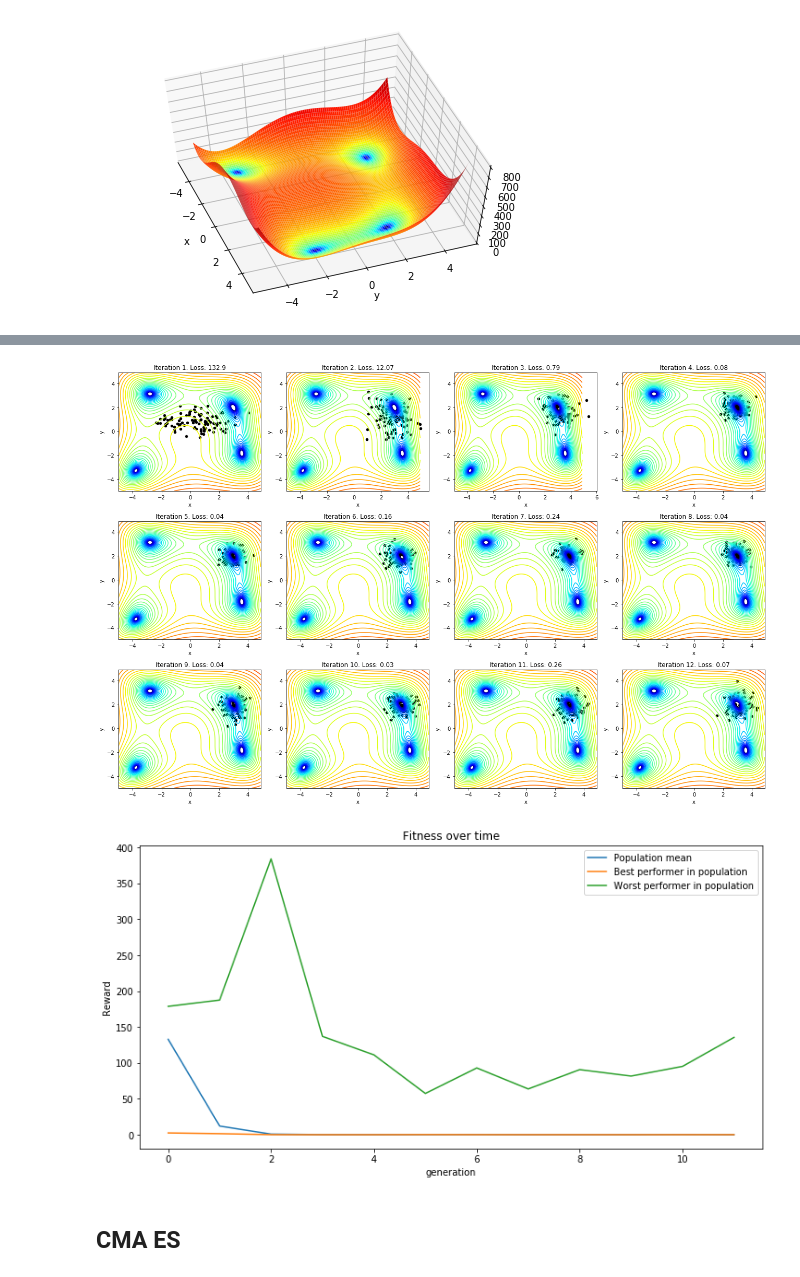
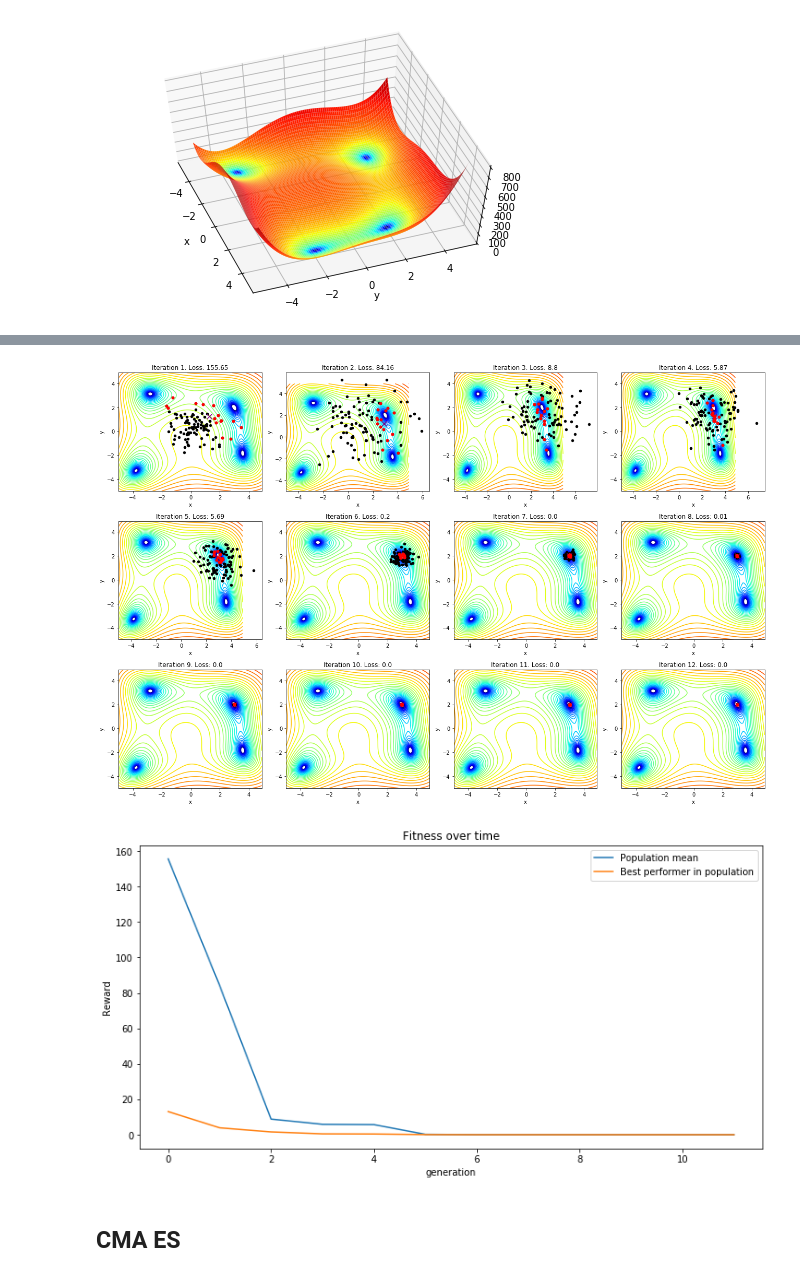
Before and after one commit to steffenricklin/RU-neurosmash, a Jupyter notebook: CMA_ES2.ipynb, the cells around one changed output, grey strips where cells are left out. Saved outputs shown, nothing was run; the diff lists cells and outputs as text; code cells hidden in the pictures.

```diff
--- a/CMA_ES2.ipynb
+++ b/CMA_ES2.ipynb
@@ -46,6 +46,9 @@ plt.show()
 [figure]
 # %%
 def contour_plot_trajectory(X, Y, Z, path):
+    """
+    To do: confirm that this funcion will not be useful at some point
+    """
     fig, ax = plt.subplots(figsize=(8,6))
     ax.contour(X, Y, Z,levels=np.logspace(0, 3.4, 35), norm = LogNorm(), cmap = cm.jet)
     ax.set_xlabel("x")
@@ -58,10 +61,7 @@ def contour_plot_trajectory(X, Y, Z, path):
               scale_units='xy', angles='xy', scale=1,color=color)
     ax.scatter(path[:,0],path[:,1], color=color, marker='o', s=35)
 
-def contour_plot_iteration(X, Y, Z, population, iteration, reward, ax = None):
-    """
-    To do: confirm that this is dead code
-    """
+def contour_plot_iteration(X, Y, Z, population, elite, mu, iteration, reward, ax = None):
     if ax is None:
         fig, ax = plt.subplots(figsize=(8,6))
     ax.contour(X, Y, Z,levels=np.logspace(0, 3.4, 35), norm = LogNorm(), cmap = cm.jet)
@@ -69,8 +69,12 @@ def contour_plot_iteration(X, Y, Z, population, iteration, reward, ax = None):
     ax.set_ylabel("y")
     ax.set_title(f'Iteration {iteration}. Loss: {round(reward,2)}')
 
+
     # Plot trajectory
-    ax.scatter(population[:,0], population[:,1], color='black', marker='o', s=20)
+    ax.scatter(population[:,0], population[:,1], color='black', marker='o', s=20,zorder=3)
+    ax.scatter(mu[0], mu[1], zorder=3,marker='x',s=100, color='purple',label='mean')
+    ax.scatter(elite[:,0], elite[:,1], zorder=3,marker='o',s=25, color='red',label='elite')
+
 
 def plot_reward(n_iter,reward, lower_is_better=True):
     plt.figure(figsize=(12,6))
@@ -78,10 +82,10 @@ def plot_reward(n_iter,reward, lower_is_better=True):
     plt.plot(np.arange(n_iter), reward[:,0], label='Population mean')
     if lower_is_better:
         plt.plot(np.arange(n_iter), np.min(reward,axis=1), label='Best performer in population')
-        plt.plot(np.arange(n_iter), np.max(reward,axis=1), label='Worst performer in population')
+        #plt.plot(np.arange(n_iter), np.max(reward,axis=1), label='Worst performer in population')
     else:
         plt.plot(np.arange(n_iter), np.max(reward,axis=1), label='Best performer in population')
-        plt.plot(np.arange(n_iter), np.min(reward,axis=1), label='Worst performer in population')
+        #plt.plot(np.arange(n_iter), np.min(reward,axis=1), label='Worst performer in population')
     plt.xlabel('generation')
     plt.ylabel('Reward')
     plt.legend()
@@ -113,7 +117,7 @@ class classic_ES():
         self.Λ = Λ
         self.w_dim = w_dim
         self.weights = np.random.normal(0,1,w_dim)
-        self.Σ = make_spd_matrix(w_dim)
+        self.σ = 1
 
     def train(self, n_iter, loss_func):
         """
@@ -124,7 +128,7 @@ class classic_ES():
         :return fitness  (matrix) fitness score for each member for each iteration
         """
         Λ, λ   = self.Λ, self.λ
-        w, Σ   = self.weights, self.Σ
+        w, σ   = self.weights, self.σ
         reward = np.zeros((n_iter, Λ+1))
 
         fig, ax = plt.subplots(3, 4, figsize=(18,12))
@@ -133,7 +137,7 @@ class classic_ES():
         tic = time.perf_counter()
         for i in tqdm(range(n_iter)):
             # Generate λ population members
-            population = np.random.multivariate_normal(mean=w, cov=np.diag(Σ)*np.eye(self.w_dim), size=Λ)
+            population = np.random.multivariate_normal(mean=w, cov=σ*np.eye(self.w_dim), size=Λ)
 
             # Multiprocess each population member
             with Pool(os.cpu_count()) as pool:
@@ -146,19 +150,19 @@ class classic_ES():
 
             # Update w and Σ using elite
             w = np.mean(elite, axis=0)
-            Σ = np.std(elite)**2 * np.eye(w_dim)
+            σ = np.sum((elite-w)**2) / λ
 
             if i%1==0:
-                i=contour_plot_iteration(X, Y, Z, population, i+1, reward[i,0], ax=ax[i])
+                i=contour_plot_iteration(X, Y, Z, population, elite, w, i+1, reward[i,0], ax=ax[i])
         toc = time.perf_counter()
         print(f'Time elapsed: {toc - tic:0.4f} seconds')
 
         fig.tight_layout()
         self.weights = w
-        self.Σ = Σ
-        return w, Σ, reward
+        self.σ = σ
+        return w, reward
 
-    def action(z, h):
+    def action(z, h, theta=0):
         """
         Get an action from the controller
         Computes a_t = W_c (z_t h_t) + b_t
@@ -167,19 +171,20 @@ class classic_ES():
 
         :param z (vector) latent state at timepoint t
         :param h (vector) hidden state at timepoint t
+        :param theta (float) decision threshold for action
 
         :return action (int) clipped with tanh()
         """
         a = self.weights @ (z@h)
         a = np.tanh(a)
-        return 1 if a>0 else 0
+        return 1 if a>theta else 0
 # %%
 w_dim     = 2
 n_iter    = 12
-Λ, λ      = 100, 5  # Population size, elite size
+Λ, λ      = 100, 15  # Population size, elite size
 
 controller = classic_ES(Λ, λ, 2)
-w, Σ, reward = controller.train(n_iter, himmelblau_loss)
+w, reward = controller.train(n_iter, himmelblau_loss)
 plt.show()
 
 # Plot reward as a function of generations
@@ -190,5 +195,5 @@ Time elapsed: 2.3393 seconds
-[figure, old version]
+[figure, new version]
-[figure, old version]
+[figure, new version]
 # %% [markdown]
 ## CMA ES
 # %%
```
Also changed, not shown: parts of 4 cells of this notebook.
